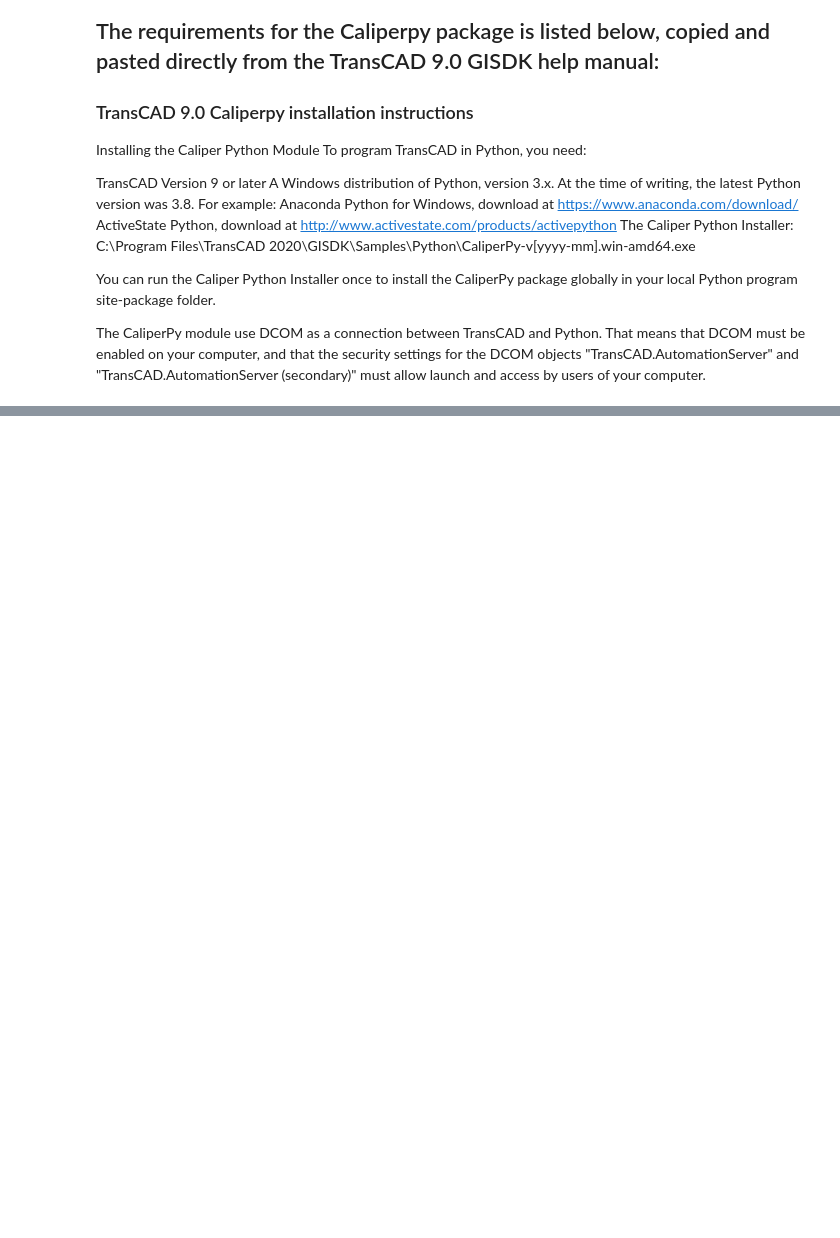
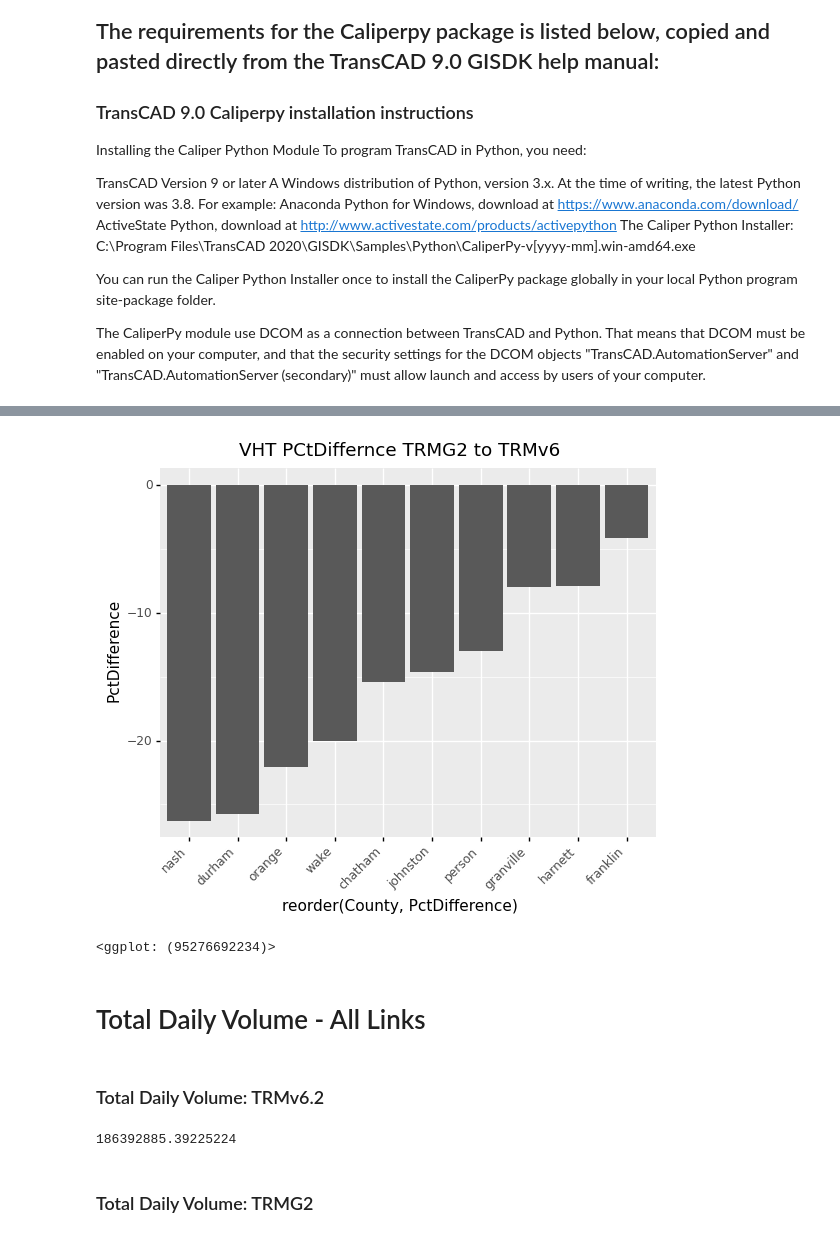
Before and after one commit to JFord-DCHCMPO/TRMG2_Analyses, a Jupyter notebook: TRMG2_Analyses.ipynb, the cells around one changed output, grey strips where cells are left out. Saved outputs shown, nothing was run; the diff lists cells and outputs as text; code cells hidden in the pictures; blank space fills up the shorter version.

```diff
--- a/TRMG2_Analyses.ipynb
+++ b/TRMG2_Analyses.ipynb
@@ -266,0 +245,24 @@ hwy_2016_v6.describe()
+# %%
+
+(
+county_comparison
+    >>arrange(-_.PctDifference)
+    >>filter(_.County !="alamance")
+    >>filter(_.County !="external")
+    >>ggplot(aes('reorder(County, PctDifference)', "PctDifference"))+geom_col()+ theme(axis_text_x = element_text(angle = 45 , hjust=1)) +ggtitle("VHT PCtDiffernce TRMG2 to TRMv6")
+
+)
+# %% [output]
+[figure, added]
+<ggplot: (95276692234)>
+# %% [markdown]
+# Total Daily Volume - All Links
+# %% [markdown]
+### Total Daily Volume: TRMv6.2
+# %%
+tot_vol_v6_total = replace_nas['ToTDlyVol'].sum()
+tot_vol_v6_total
+# %% [output]
+186392885.39225224
+# %% [markdown]
+### Total Daily Volume: TRMG2
```
Also changed, not shown: parts of 60 cells of this notebook.
